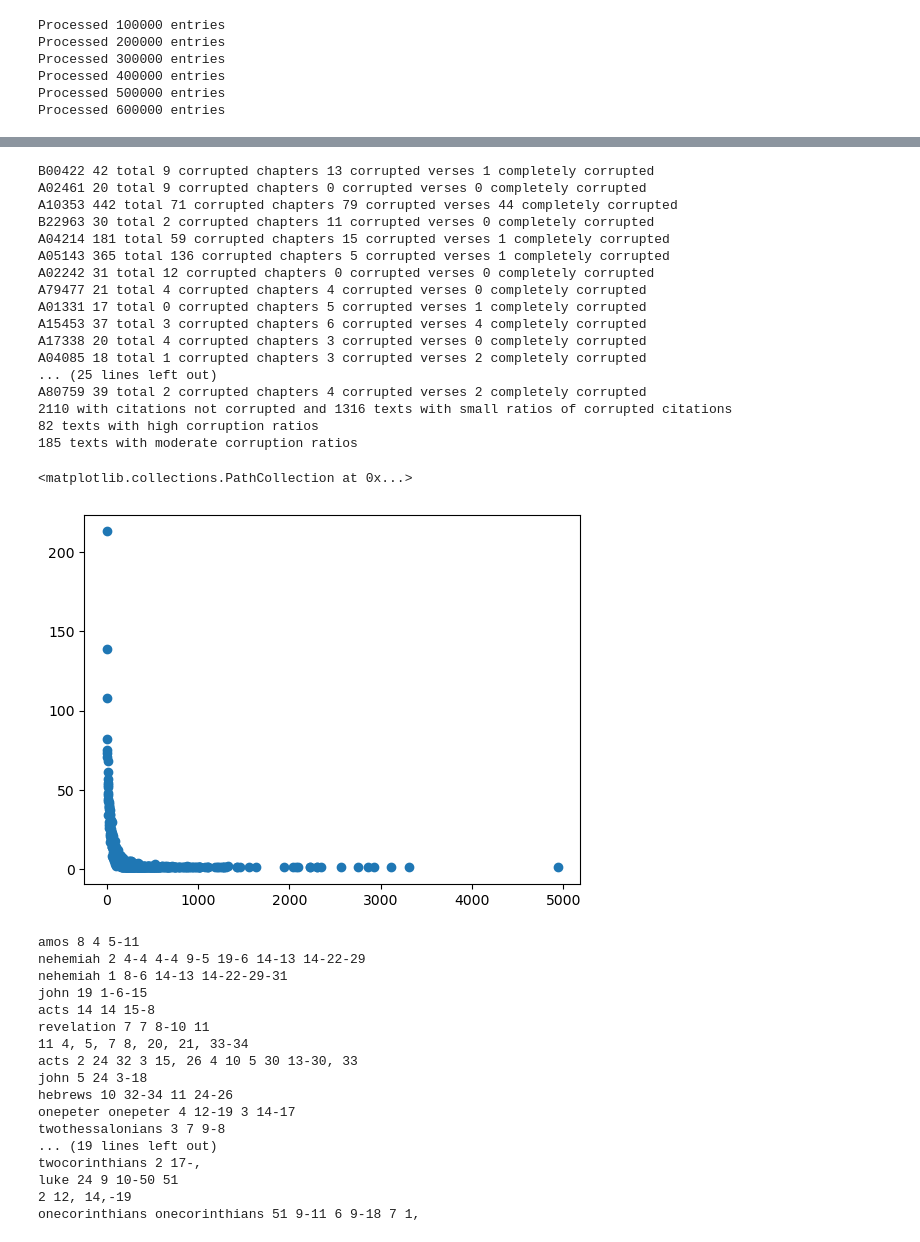
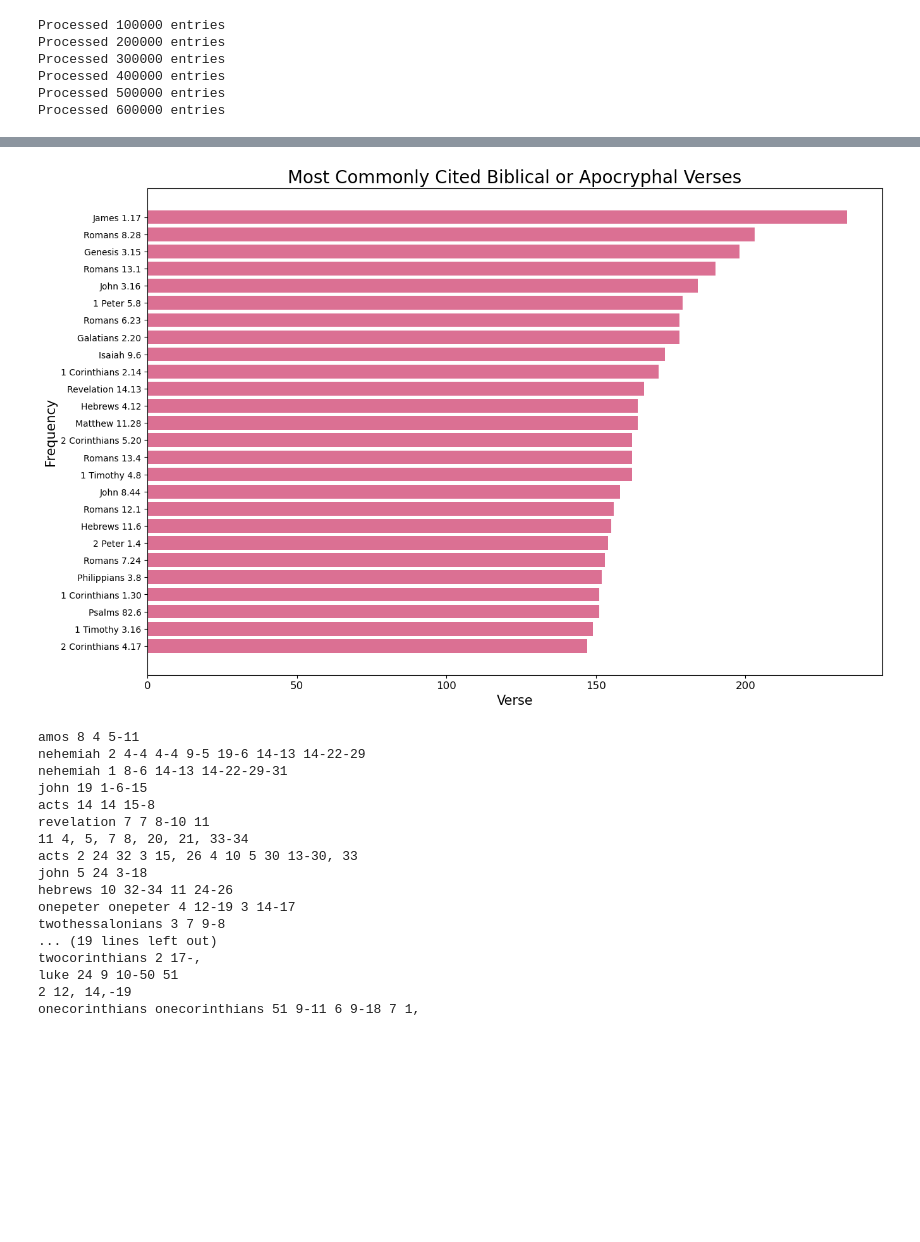
Before and after one commit to amycweng/Early-Modern-Sermons, a Jupyter notebook: notebooks/citations.ipynb, the cells around one changed output, grey strips where cells are left out. Cells and saved outputs as stored; diff of their text form; code cells hidden in the pictures; blank space fills up the shorter version.

```diff
--- a/notebooks/citations.ipynb
+++ b/notebooks/citations.ipynb
@@ -95 +296,10 @@ for dict in outputs:
+# %%
+x,y = [],[]
+all_verses = sorted(all_verses.items(), key=lambda x:x[1],reverse=True)
+for word,freq in reversed(all_verses[:26]):
+    x.append(word)
+    y.append(freq)
+bar('horizontal',(x,y),'Most Commonly Cited Biblical or Apocryphal Verses','palevioletred',('Verse','Frequency'))
+# %% [output]
+[figure, added]
 # %%
@@ -107,45 +320,0 @@ sorted_catalog = sorted(catalog, key= lambda x: (catalog[x]['corrupt_ratio'],
-# %%
-not_corrupted = []
-low_corruption = []
-high_corruption = []
-for tcpID in sorted_catalog:
-    if catalog[tcpID]['corrupt_ratio'] == 0:
-        not_corrupted.append(tcpID)
-    elif catalog[tcpID]['corrupt_ratio'] < 0.1:
-        low_corruption.append(tcpID)
-    elif catalog[tcpID]['corrupt_ratio'] > 0.2:
-        high_corruption.append(tcpID)
-        if catalog[tcpID]['total'] > 10:
-            print(tcpID, catalog[tcpID]['total'], "total",
-                catalog[tcpID]['corrupted_ch_only'],'corrupted chapters',
-                catalog[tcpID]['corrupted_v_only'],'corrupted verses',
-                catalog[tcpID]['all_corrupt'],'completely corrupted' )
-print(len(not_corrupted), "with citations not corrupted and",len(low_corruption),"texts with small ratios of corrupted citations")
-print(len(high_corruption), "texts with high corruption ratios")
-print(len(sorted_catalog) - (len(not_corrupted) + len(low_corruption) + len(high_corruption)),'texts with moderate corruption ratios')
-# %% [output]
-B00422 42 total 9 corrupted chapters 13 corrupted verses 1 completely corrupted
-A02461 20 total 9 corrupted chapters 0 corrupted verses 0 completely corrupted
-A10353 442 total 71 corrupted chapters 79 corrupted verses 44 completely corrupted
-B22963 30 total 2 corrupted chapters 11 corrupted verses 0 completely corrupted
-A04214 181 total 59 corrupted chapters 15 corrupted verses 1 completely corrupted
-A05143 365 total 136 corrupted chapters 5 corrupted verses 1 completely corrupted
-A02242 31 total 12 corrupted chapters 0 corrupted verses 0 completely corrupted
-A79477 21 total 4 corrupted chapters 4 corrupted verses 0 completely corrupted
-A01331 17 total 0 corrupted chapters 5 corrupted verses 1 completely corrupted
-A15453 37 total 3 corrupted chapters 6 corrupted verses 4 completely corrupted
-A17338 20 total 4 corrupted chapters 3 corrupted verses 0 completely corrupted
-A04085 18 total 1 corrupted chapters 3 corrupted verses 2 completely corrupted
-... (25 lines left out)
-A80759 39 total 2 corrupted chapters 4 corrupted verses 2 completely corrupted
-2110 with citations not corrupted and 1316 texts with small ratios of corrupted citations
-82 texts with high corruption ratios
-185 texts with moderate corruption ratios
-# %%
-from matplotlib.pyplot import scatter
-from collections import Counter
-counts = Counter(([catalog[tcpID]['total'] for tcpID in sorted_catalog]))
-scatter(counts.keys(),counts.values())
-# %% [output]
-<matplotlib.collections.PathCollection at 0x...>
-[figure, removed]
```
Also changed, not shown: parts of 24 cells of this notebook, 7 other files.
